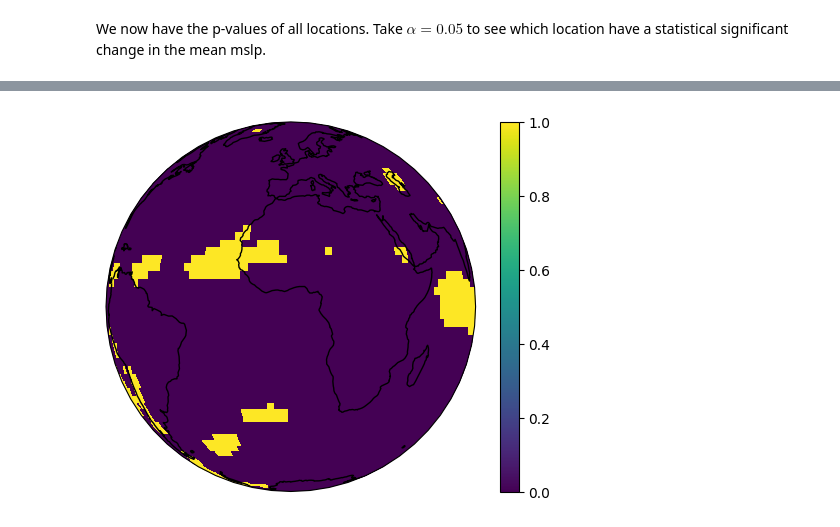
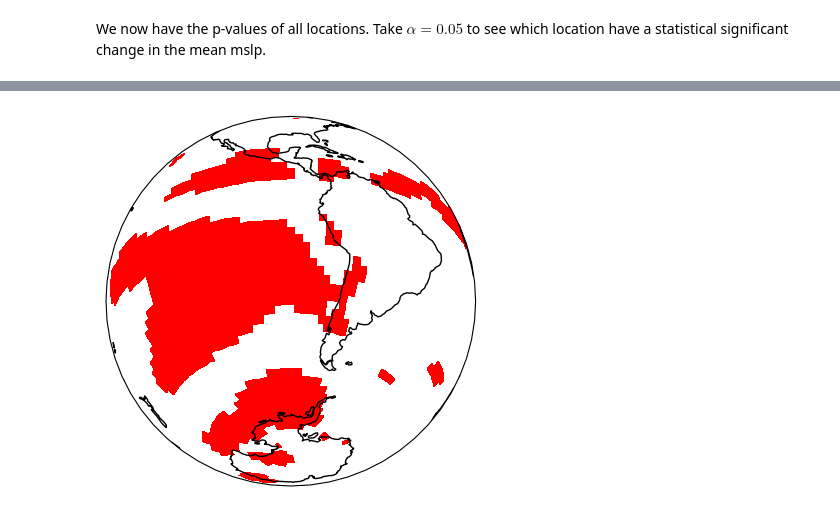
Before and after one commit to johanmon/Statistics, a Jupyter notebook: project/first.ipynb, the cells around one changed output, grey strips where cells are left out. Cells and saved outputs as stored; diff of their text form; code cells hidden in the pictures.

```diff
--- a/project/first.ipynb
+++ b/project/first.ipynb
@@ -89,7 +111,7 @@ p.axes.coastlines();
 # %% [markdown]
 We now see that the high pressure areas ar over the Atlantic, Pacific and Indian Ocean. The low pressures clealy suraound the Antartic.
 # %%
-ds79 = ds.sel(time=slice("1979-01-01", "1999-12-01"))
+dsfirst = ds.isel(time=slice(1, ds.time.size//2))
 # %%
-ds00 = ds.sel(time=slice("2000-01-01", "2025-12-01"))
+dssecond = ds.isel(time=slice(ds.time.size//2 + 1, ds.time.size))
 # %%
@@ -181,8 +195,8 @@ We see larger difference between the first and last period in the Antartic regio
 
 Where does this data come from, what is the accuracy?
 # %%
-a = ds79["mslp"]
-b = ds00["mslp"]
+a = dsfirst["mslp"]
+b = dssecond["mslp"]
 
 tstat, pval = sc.stats.ttest_ind(
     a,
@@ -304,2 +228,2 @@ Coordinates:
 # %%
-sig = pval < 0.001
+sig = pval > 0.001
@@ -320,10 +230,14 @@ Coordinates:
 # %%
 p = sig.plot(
-    subplot_kws=dict(projection=ccrs.Orthographic(0, 0), facecolor="gray"),
+    subplot_kws=dict(projection=ccrs.Orthographic(-90, -35), facecolor="none"),
+    cmap='red', levels=2,
     transform=ccrs.PlateCarree(),
+    add_colorbar=False,
 )
-p.axes.set_global()
+
 
 p.axes.coastlines();
+
+plt.savefig('sig-south.pdf')
 # %% [output]
-[figure, old version]
+[figure, new version]
```
Also changed, not shown: parts of 40 cells of this notebook, 25 other files.
